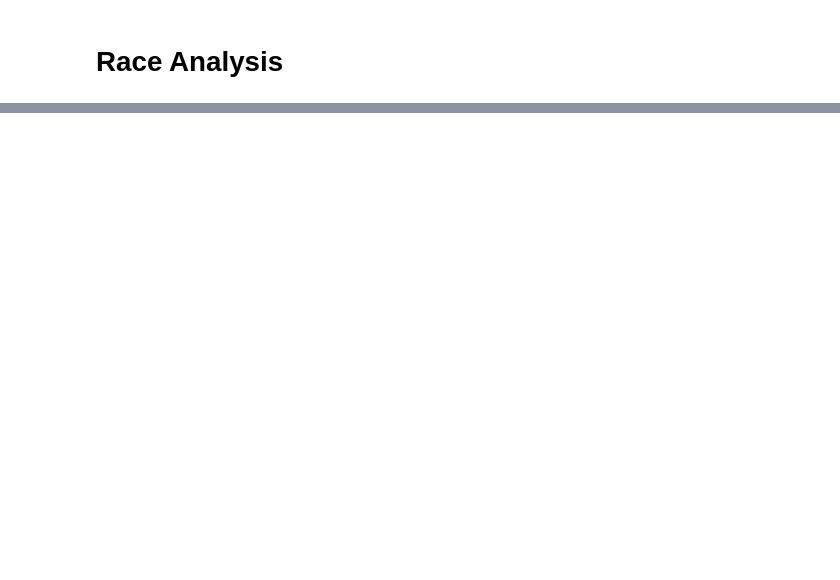
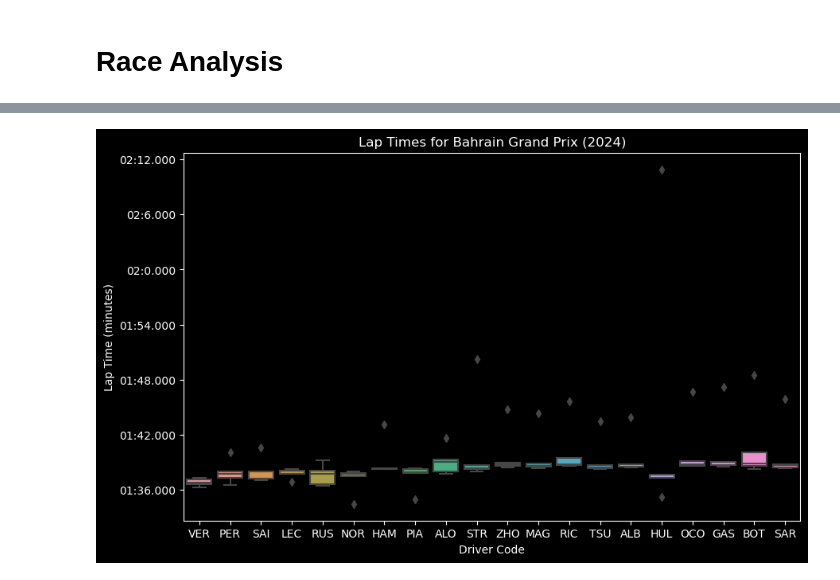
Before and after one commit to jakmate/F1DataAnalysis, a Jupyter notebook: bahrain.ipynb, the cells around one changed output, grey strips where cells are left out. Cells and saved outputs as stored; diff of their text form; code cells hidden in the pictures; blank space fills up the shorter version.

```diff
--- a/bahrain.ipynb
+++ b/bahrain.ipynb
@@ -150,0 +87,33 @@ plotMeanLapTimes(combined_stats, constructor_colors)
+# %%
+pitStopMask = adjustedLapTimes['_merge'] == 'both'
+adjustedLapTimes.loc[pitStopMask, 'halfDuration'] = adjustedLapTimes.loc[pitStopMask, 'duration'] * 1000 / 2
+# %%
+nextLapAdjustments = adjustedLapTimes[pitStopMask].copy()
+nextLapAdjustments['lap'] = nextLapAdjustments['lap'].astype(int) + 1
+nextLapAdjustments = nextLapAdjustments[['driverId', 'lap', 'halfDuration']]
+# %%
+allAdjustments = pd.concat([
+    adjustedLapTimes[pitStopMask][['driverId', 'lap', 'halfDuration']],
+    nextLapAdjustments
+])
+
+adjustedLapTimes = pd.merge(
+    adjustedLapTimes,
+    allAdjustments,
+    on=['driverId', 'lap'],
+    how='left',
+    suffixes=('', 'Adjust')
+)
+# %%
+adjustedLapTimes['halfDurationAdjust'] = pd.to_numeric(
+    adjustedLapTimes['halfDurationAdjust'],
+    errors='coerce'
+).fillna(0)
+
+adjustedLapTimes['timeMs'] = adjustedLapTimes['timeMs'] - adjustedLapTimes['halfDurationAdjust']
+adjustedLapTimes['timeMinutes'] = adjustedLapTimes['timeMs'] / 60000
+adjustedLapTimes = adjustedLapTimes.drop(columns=['halfDuration', 'halfDurationAdjust'])
+# %%
+plotLapTimesBoxplot(adjustedLapTimes)
+# %% [output]
+[figure, added]
```
Also changed, not shown: parts of 47 cells of this notebook, 8 other files.
